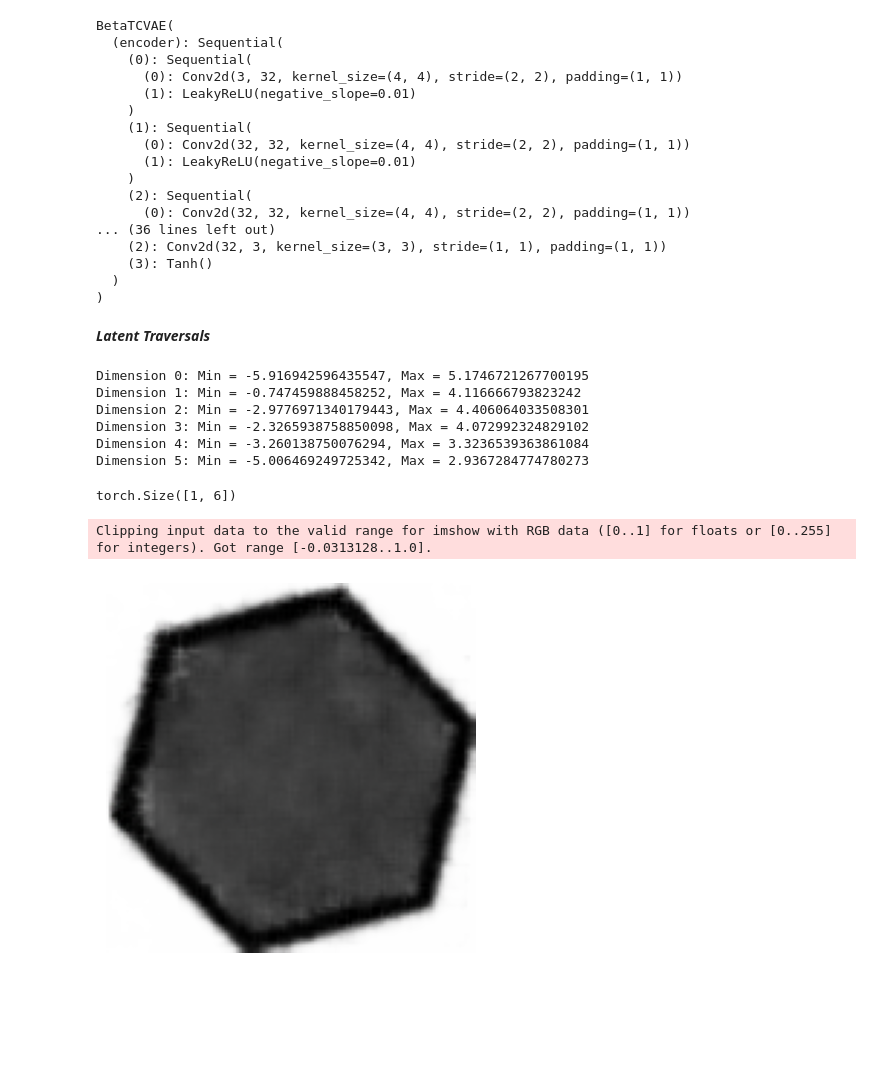
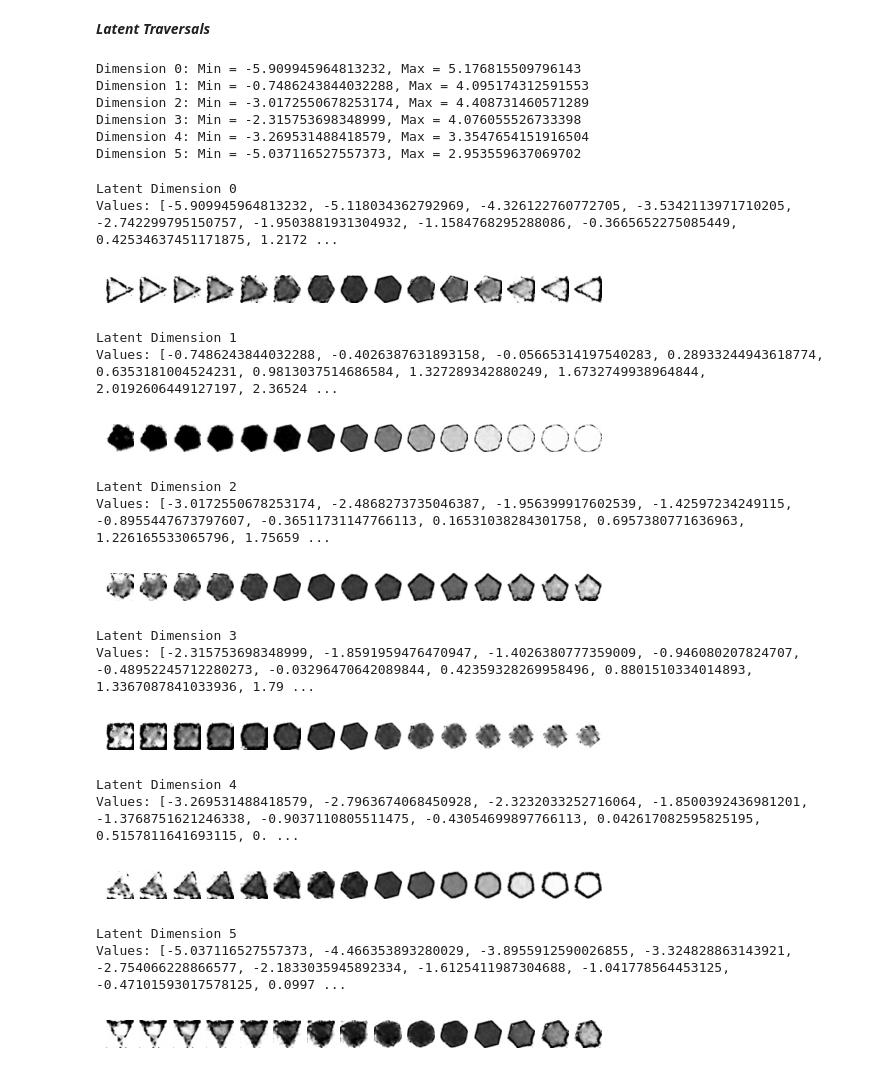
Before and after one commit to johannes-langer/ECo-NSR, a Jupyter notebook: src/representation/inference.ipynb, the cells around one changed output. Saved outputs shown, nothing was run; the diff lists cells and outputs as text; code cells hidden in the pictures; blank space fills up the shorter version.

```diff
--- a/src/representation/inference.ipynb
+++ b/src/representation/inference.ipynb
@@ -110,25 +111,7 @@ model.load_state_dict(model_state_dict)
 
 device = "cuda" if torch.cuda.is_available() else "cpu"
 model = model.to(device)
-model.eval()
+model = model.eval()
-# %% [output]
-BetaTCVAE(
-  (encoder): Sequential(
-    (0): Sequential(
-      (0): Conv2d(3, 32, kernel_size=(4, 4), stride=(2, 2), padding=(1, 1))
-      (1): LeakyReLU(negative_slope=0.01)
-    )
-    (1): Sequential(
-      (0): Conv2d(32, 32, kernel_size=(4, 4), stride=(2, 2), padding=(1, 1))
-      (1): LeakyReLU(negative_slope=0.01)
-    )
-    (2): Sequential(
-      (0): Conv2d(32, 32, kernel_size=(4, 4), stride=(2, 2), padding=(1, 1))
-... (36 lines left out)
-    (2): Conv2d(32, 3, kernel_size=(3, 3), stride=(1, 1), padding=(1, 1))
-    (3): Tanh()
-  )
-)
 # %%
 matrices = RavenMatrices(
     os.path.join(global_cfg.DATA.path, "RAVEN-F"),
@@ -172,27 +155,60 @@ for img in tqdm(sample_loader):
 for i in range(6):
     print(f"Dimension {i}: Min = {minim[0, i]}, Max = {maxim[0, i]}")
 # %% [output]
-Dimension 0: Min = -5.916942596435547, Max = 5.1746721267700195
-Dimension 1: Min = -0.747459888458252, Max = 4.116666793823242
-Dimension 2: Min = -2.9776971340179443, Max = 4.406064033508301
-Dimension 3: Min = -2.3265938758850098, Max = 4.072992324829102
-Dimension 4: Min = -3.260138750076294, Max = 3.3236539363861084
-Dimension 5: Min = -5.006469249725342, Max = 2.9367284774780273
+Dimension 0: Min = -5.909945964813232, Max = 5.176815509796143
+Dimension 1: Min = -0.7486243844032288, Max = 4.095174312591553
+Dimension 2: Min = -3.0172550678253174, Max = 4.408731460571289
+Dimension 3: Min = -2.315753698348999, Max = 4.076055526733398
+Dimension 4: Min = -3.269531488418579, Max = 3.3547654151916504
+Dimension 5: Min = -5.037116527557373, Max = 2.953559637069702
 # %%
+n = 15
+
 sample = matrices[0]
 img = crop_img(sample[0]["img"], sample[0]["locs"][0])
 img = Resize((
     global_cfg.REPRESENTATION.TRAINING.patch_size,
     global_cfg.REPRESENTATION.TRAINING.patch_size,
 ))(img)
 
 img = img.to(device)
 
 with torch.no_grad():
     mu, logvar = model.encode(img.unsqueeze(0))
     z = sample_z(mu, logvar).cpu()
 
 for dim in range(global_cfg.REPRESENTATION.MODEL.latent_dim):
-    _z = copy
+    _z = deepcopy(z)
+    fig, axs = plt.subplots(1, n)
+    print(f"Latent Dimension {dim}")
+
+    vals = np.linspace(minim[0, dim], maxim[0, dim], n)
+    for idx, val in enumerate(vals):
+        _z[0, dim] = val
+        _z = _z.to(device)
+        with torch.no_grad():
+            img = model.decode(_z)
+        img = img[0].cpu().permute(1, 2, 0).clip(0, 1)
+        axs[idx].imshow(img)
+        axs[idx].set_axis_off()
+    print(f"Values: {[val.item() for val in vals]}")
+    plt.show()
 # %% [output]
-torch.Size([1, 6])
+Latent Dimension 0
+Values: [-5.909945964813232, -5.118034362792969, -4.326122760772705, -3.5342113971710205, -2.742299795150757, -1.9503881931304932, -1.1584768295288086, -0.3665652275085449, 0.42534637451171875, 1.2172 ...
+[figure, added]
+Latent Dimension 1
+Values: [-0.7486243844032288, -0.4026387631893158, -0.05665314197540283, 0.28933244943618774, 0.6353181004524231, 0.9813037514686584, 1.327289342880249, 1.6732749938964844, 2.0192606449127197, 2.36524 ...
+[figure, added]
+Latent Dimension 2
+Values: [-3.0172550678253174, -2.4868273735046387, -1.956399917602539, -1.42597234249115, -0.8955447673797607, -0.36511731147766113, 0.16531038284301758, 0.6957380771636963, 1.226165533065796, 1.75659 ...
+[figure, added]
+Latent Dimension 3
+Values: [-2.315753698348999, -1.8591959476470947, -1.4026380777359009, -0.946080207824707, -0.48952245712280273, -0.03296470642089844, 0.42359328269958496, 0.8801510334014893, 1.3367087841033936, 1.79 ...
+[figure, added]
+Latent Dimension 4
+Values: [-3.269531488418579, -2.7963674068450928, -2.3232033252716064, -1.8500392436981201, -1.3768751621246338, -0.9037110805511475, -0.43054699897766113, 0.042617082595825195, 0.5157811641693115, 0. ...
+[figure, added]
+Latent Dimension 5
+Values: [-5.037116527557373, -4.466353893280029, -3.8955912590026855, -3.324828863143921, -2.754066228866577, -2.1833035945892334, -1.6125411987304688, -1.041778564453125, -0.47101593017578125, 0.0997 ...
+[figure, added]
@@ -211,10 +214,0 @@ with torch.no_grad():
-# %%
-z = sample_z(mu, logvar)
-
-with torch.no_grad():
-    recon = model.decode(z)
-
-show_image(recon.squeeze(0).cpu())
-# %% [output]
-Clipping input data to the valid range for imshow with RGB data ([0..1] for floats or [0..255] for integers). Got range [-0.0313128..1.0].
-[figure, removed]
```
Also changed, not shown: parts of 8 cells of this notebook, 7 other files.
